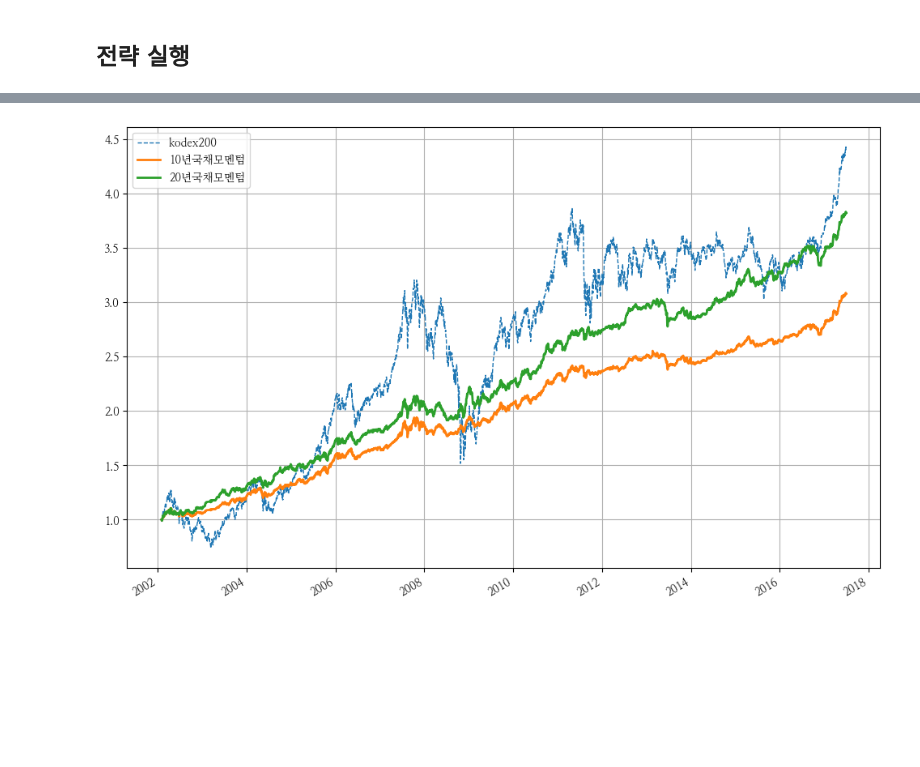
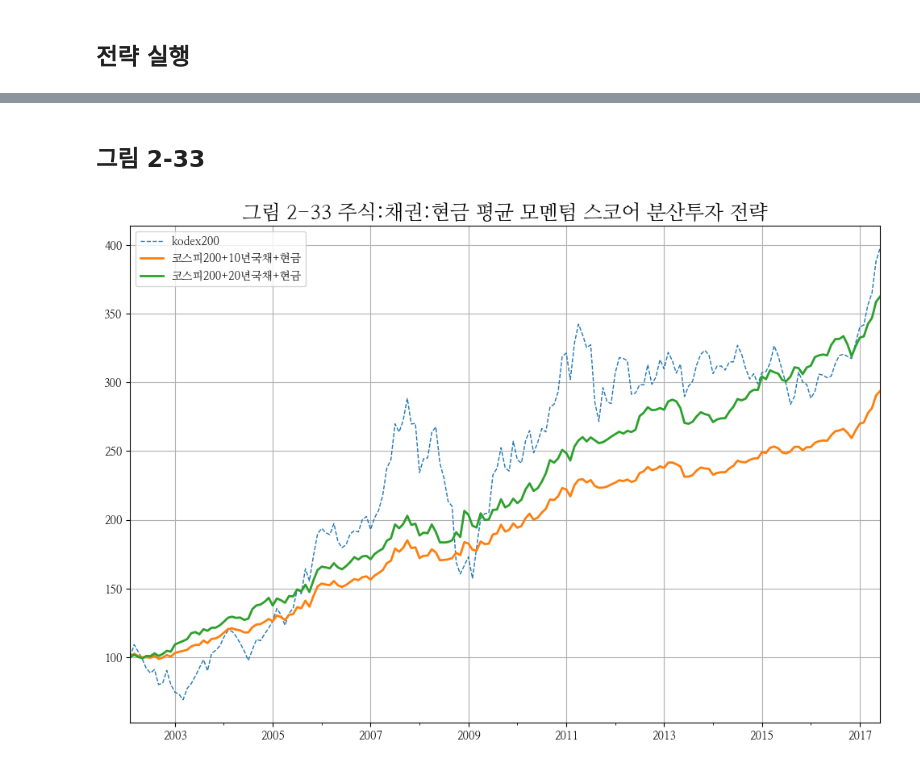
Before and after one commit to hermian/startetf, a Jupyter notebook: 2.33_주식채권현금_평균모멘텀스코어_분산투자.ipynb, the cells around one changed output, grey strips where cells are left out. Cells and saved outputs as stored; diff of their text form; code cells hidden in the pictures; blank space fills up the shorter version.

```diff
--- a/2.33_주식채권현금_평균모멘텀스코어_분산투자.ipynb
+++ b/2.33_주식채권현금_평균모멘텀스코어_분산투자.ipynb
@@ -96,14 +106,10 @@ class WeighAMS(bt.Algo):
 # %%
-# 매월 초
-# lags 1은 한달 전  ~ 13개월전 평균 모멘텀 스코어
-def average_momentum_score_strategy(name, data, tickers, lags=1, months=12):
+def average_momentum_score_strategy(name, data, tickers, months=12):
     st = bt.Strategy(name,
         [
-            bt.algos.RunMonthly(run_on_first_date=True,
-                                run_on_end_of_period=False, #월초
-                                run_on_last_date=False),
+            bt.algos.RunMonthly(), # 월초
             bt.algos.SelectThese(tickers),
-            WeighAMS(lags, months), # lags=0이면 위와 같다.
+            WeighAverageMomentumScoreIncludeCash(months),
             PrintTempWeights(),
             bt.algos.Rebalance()
         ]
@@ -113,9 +119,10 @@ def average_momentum_score_strategy(name, data, tickers, lags=1, months=12):
 ## 전략 실행
 # %%
 bt_kospi = long_only_ew(data, ['kodex200'], 'kodex200')
-bt_10 = average_momentum_score_strategy('10년국채모멘텀', data,
+bt_ew = long_only_ew(data, ['kodex200', 'kbond20y', 'kbond3y'], "코스피200+20년국채+현금(동일비중)")
+bt_10 = average_momentum_score_strategy('코스피200+10년국채+현금', data,
                                         ['kodex200', 'kbond3y', 'kbond10y'])
-bt_20 = average_momentum_score_strategy('20년국채모멘텀', data,
+bt_20 = average_momentum_score_strategy('코스피200+20년국채+현금', data,
                                         ['kodex200', 'kbond3y', 'kbond20y'])
 
 r10 = bt.run(bt_10)
@@ -219,10 +268,13 @@ r.prices.resample('MS').first().to_drawdown_series().describe()
+# %% [markdown]
+## 그림 2-33
 # %%
 r_kospi.set_date_range(start,e)
 r10.set_date_range(start,e)
 r20.set_date_range(start,e)
 
-ax1 = r_kospi.prices.rebase(1).plot(ls='--', figsize=(12, 8));
-r10.prices.rebase(1).plot(ax=ax1, lw=2, figsize=(12, 8));
-r20.prices.rebase(1).plot(ax=ax1, lw=2, figsize=(12, 8));
+ax1 = r_kospi.plot(freq='M', ls='--', figsize=(12, 8));
+r10.plot(ax=ax1, freq='M', lw=2, figsize=(12, 8));
+r20.plot(ax=ax1, freq='M', lw=2, figsize=(12, 8));
+plt.title("그림 2-33 주식:채권:현금 평균 모멘텀 스코어 분산투자 전략", fontsize=18);
 # %% [output]
-[figure, old version]
+[figure, new version]
```
Also changed, not shown: parts of 15 cells of this notebook, 1 other file.
